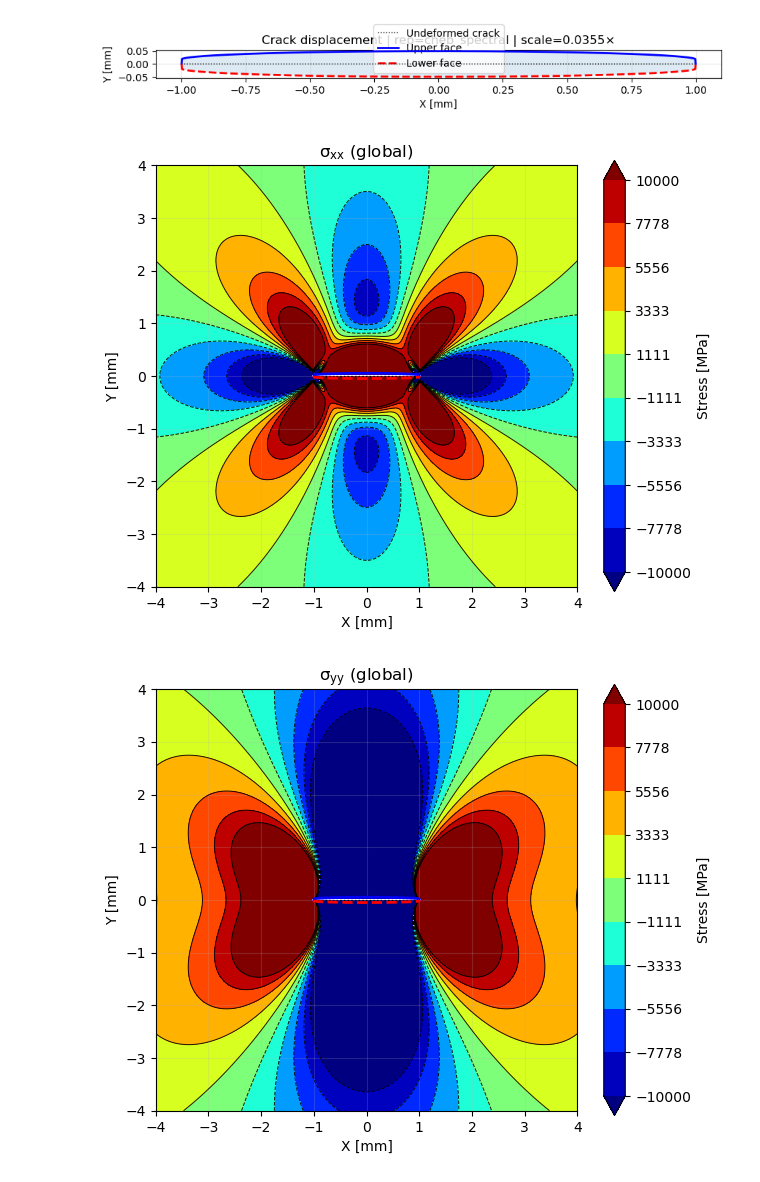
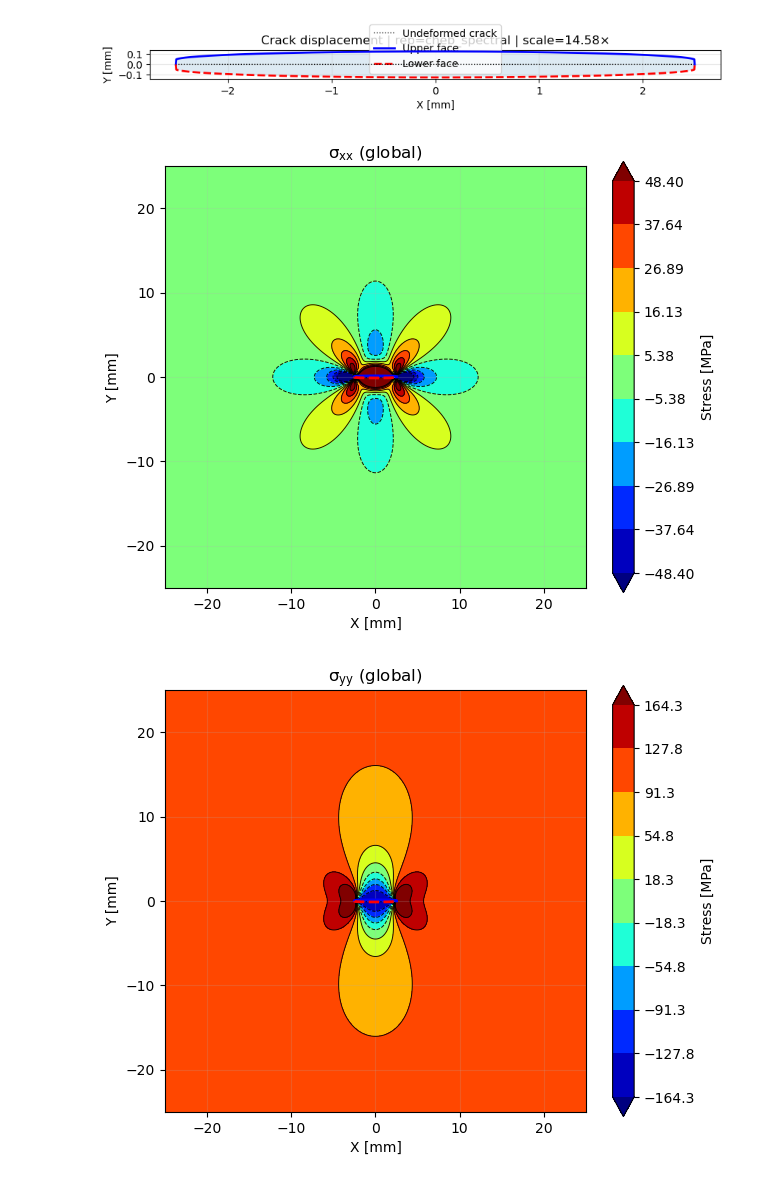
Before and after one commit to Ghoniem/Fracture, a Jupyter notebook: VariationalCracks/notebooks/variational.ipynb, the cells around one changed output. Cells and saved outputs as stored; diff of their text form; code cells hidden in the pictures.

```diff
--- a/VariationalCracks/notebooks/variational.ipynb
+++ b/VariationalCracks/notebooks/variational.ipynb
@@ -19,15 +19,14 @@ from utils.dce_plots_v0 import DCEPlotterV0
 # Inputs
 ne_half = 10
 theta  = np.deg2rad(0.0)
-stress = AppliedStress(sigma_xx=0.0, sigma_yy=100e6, sigma_xy=0.0)   # GLOBAL
+stress = AppliedStress(sigma_xx=0e6, sigma_yy=100e6, sigma_xy=0.0)   # GLOBAL
 
-material = Material(E=200e9, nu=0.30, plane_stress=False)
-crack    = Crack(length=2e-3, angle=theta, center=(0.0, 0.0))        # 2a [m]
+material = Material(E=208e9, nu=0.30, plane_stress=False)
+crack    = Crack(length=5e-3, angle=theta, center=(0.0, 0.0))        # 2a [m]
 
 calc = DCESingleCrackStatic(material, crack, stress)
 
 # Solve (choose one)
-import utils.dce_calcs_v0 as dms
 """
 res= calc.solve(
     ne_half=ne_half,
@@ -60,7 +59,7 @@ plotter = DCEPlotterV0(calc, res)
 figs = plotter.plot_stress_field_components(
     coords="global",
     component_set="global",     # or "both"
-    extent_factor=4.0,
+    extent_factor=10.0,
     n_grid=401,
     cmap="jet",
     n_bands=10,
@@ -71,7 +70,7 @@ figs = plotter.plot_stress_field_components(
     vmax_factor=5.0,           # 10× remote component
     vref_component="syy",       # use remote σyy as the reference
     symmetric=True,             # ±vmax
-    vmax_mpa=10000,   # Optional explicit axis limits (meters):
+    #vmax_mpa=10000,   # Optional explicit axis limits (meters):
     # xlim=(-2.5e-3, 2.5e-3),
     # ylim=(-1.5e-3, 1.5e-3),
 )
@@ -100,3 +99,3 @@ findfont: Font family ['DejaVu Sans Display'] not found. Falling back to DejaVu
-[figure, old version]
+[figure, new version]
-[figure, old version]
+[figure, new version]
-[figure, old version]
+[figure, new version]
```
Also changed, not shown: parts of 4 cells of this notebook, 14 other files.
